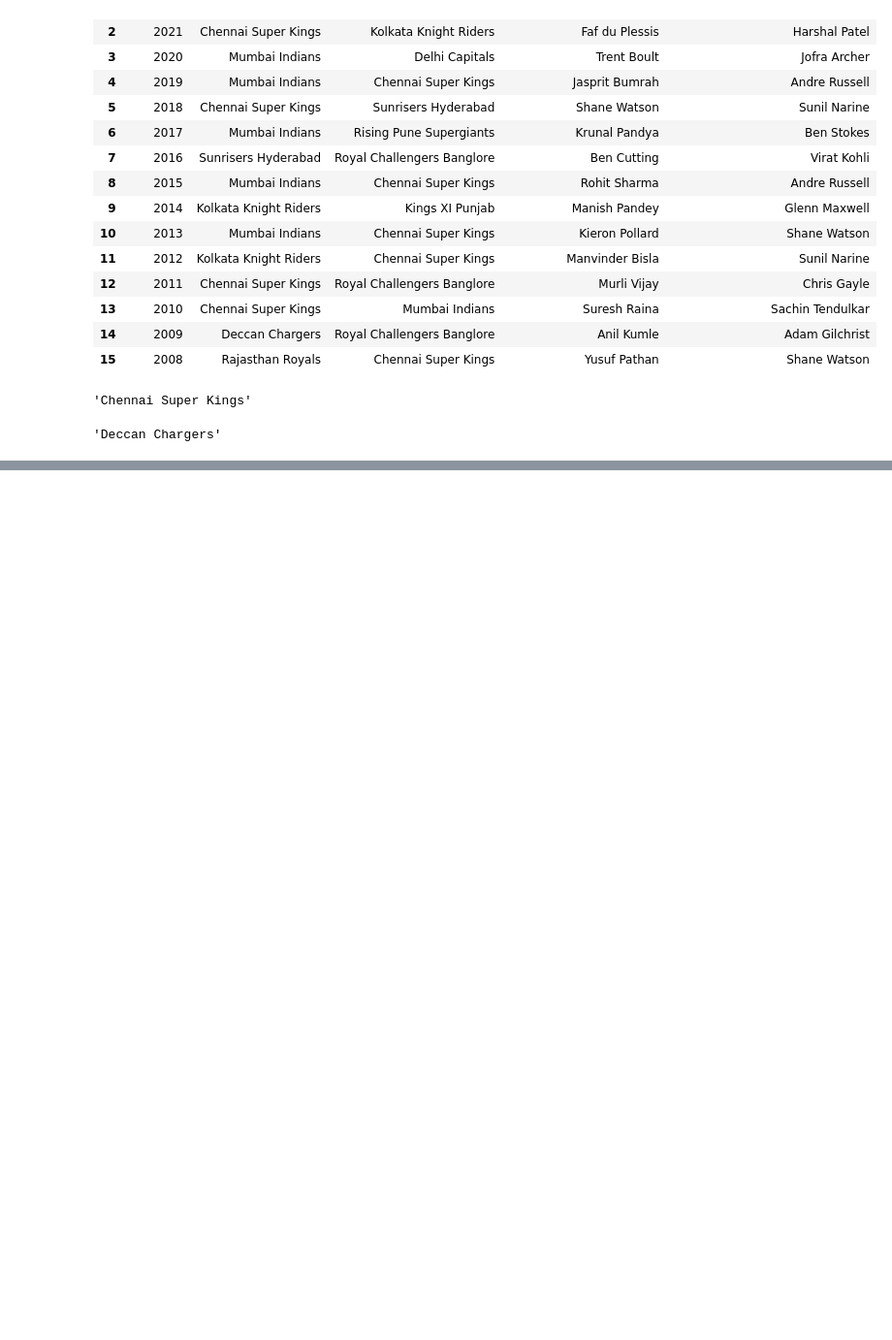
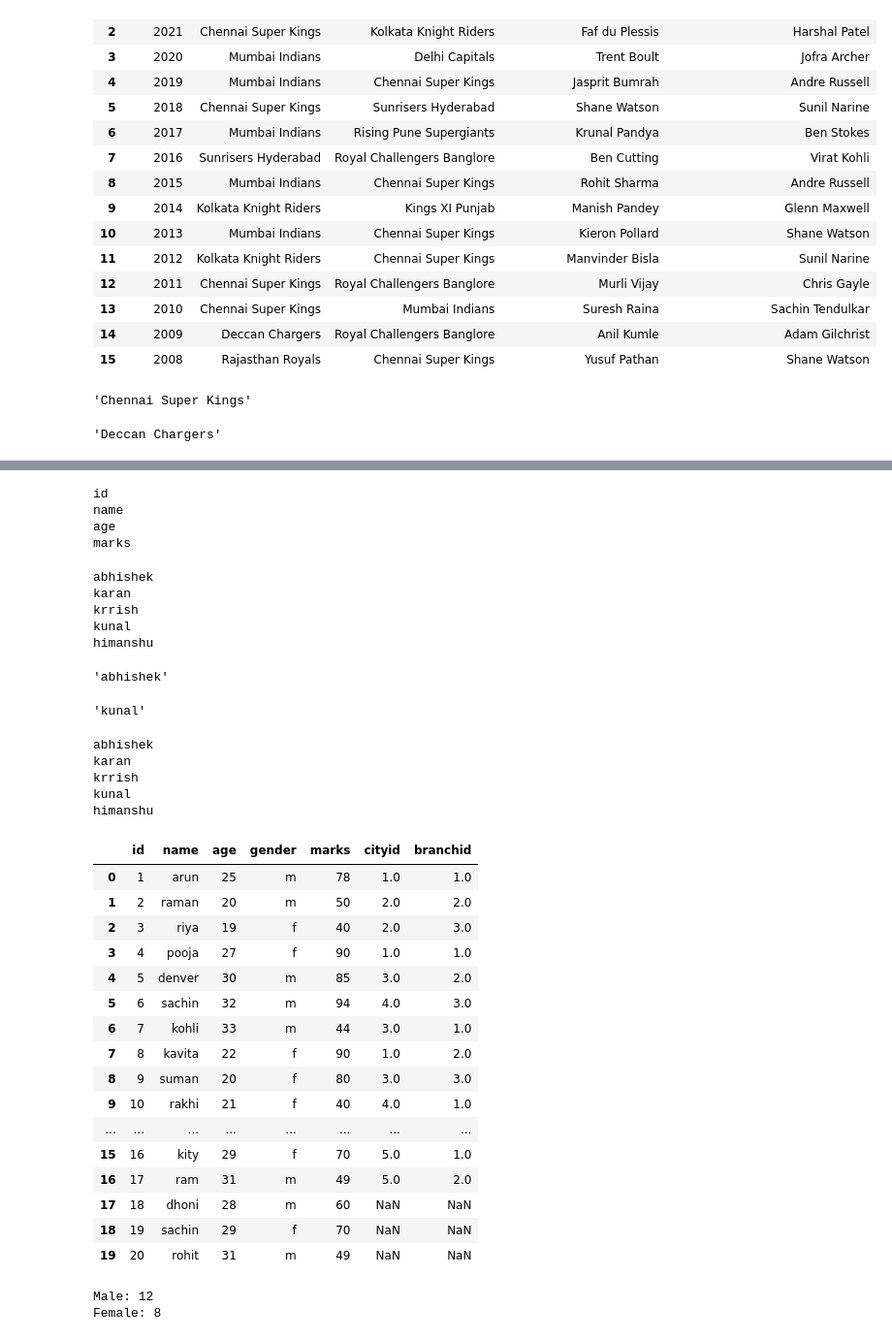
Before and after one commit to abhishekmorya1/DataScience, a Jupyter notebook: Prime/Pandas/pandas.ipynb, the cells around one changed output, grey strips where cells are left out. Shown at 97% size. Drawn from its saved outputs; the diff is of its cells as text; code cells hidden in the pictures; blank space fills up the shorter version.

```diff
--- a/Prime/Pandas/pandas.ipynb
+++ b/Prime/Pandas/pandas.ipynb
@@ -167,0 +875,70 @@ df2["WINNER"][14]
+# %%
+for i in df:
+    print(i)
+# %% [output]
+id
+name
+age
+marks
+# %%
+for i in df["name"]:
+    print(i)
+# %% [output]
+abhishek
+karan
+krrish
+kunal
+himanshu
+# %%
+df["name"][0]
+# %% [output]
+'abhishek'
+# %%
+df["name"][3]
+# %% [output]
+'kunal'
+# %%
+for i in df.index:
+    print(df["name"][i])
+# %% [output]
+abhishek
+karan
+krrish
+kunal
+himanshu
+# %%
+data = pd.read_csv("stud (3).csv")
+data
+# %% [output]
+|  | id | name | age | gender | marks | cityid | branchid |
+| 0 | 1 | arun | 25 | m | 78 | 1.0 | 1.0 |
+| 1 | 2 | raman | 20 | m | 50 | 2.0 | 2.0 |
+| 2 | 3 | riya | 19 | f | 40 | 2.0 | 3.0 |
+| 3 | 4 | pooja | 27 | f | 90 | 1.0 | 1.0 |
+| 4 | 5 | denver | 30 | m | 85 | 3.0 | 2.0 |
+| 5 | 6 | sachin | 32 | m | 94 | 4.0 | 3.0 |
+| 6 | 7 | kohli | 33 | m | 44 | 3.0 | 1.0 |
+| 7 | 8 | kavita | 22 | f | 90 | 1.0 | 2.0 |
+| 8 | 9 | suman | 20 | f | 80 | 3.0 | 3.0 |
+| 9 | 10 | rakhi | 21 | f | 40 | 4.0 | 1.0 |
+| ... | ... | ... | ... | ... | ... | ... | ... |
+| 15 | 16 | kity | 29 | f | 70 | 5.0 | 1.0 |
+| 16 | 17 | ram | 31 | m | 49 | 5.0 | 2.0 |
+| 17 | 18 | dhoni | 28 | m | 60 | NaN | NaN |
+| 18 | 19 | sachin | 29 | f | 70 | NaN | NaN |
+| 19 | 20 | rohit | 31 | m | 49 | NaN | NaN |
+# %%
+male = 0
+female = 0
+
+for i in data["gender"]:
+    if i == "m":
+        male=male+1
+    else:
+        female = female+1
+
+print("Male:",  male)
+print("Female:" , female)
+# %% [output]
+Male: 12
+Female: 8
```
Also changed, not shown: parts of 51 cells of this notebook, 5 other files.
